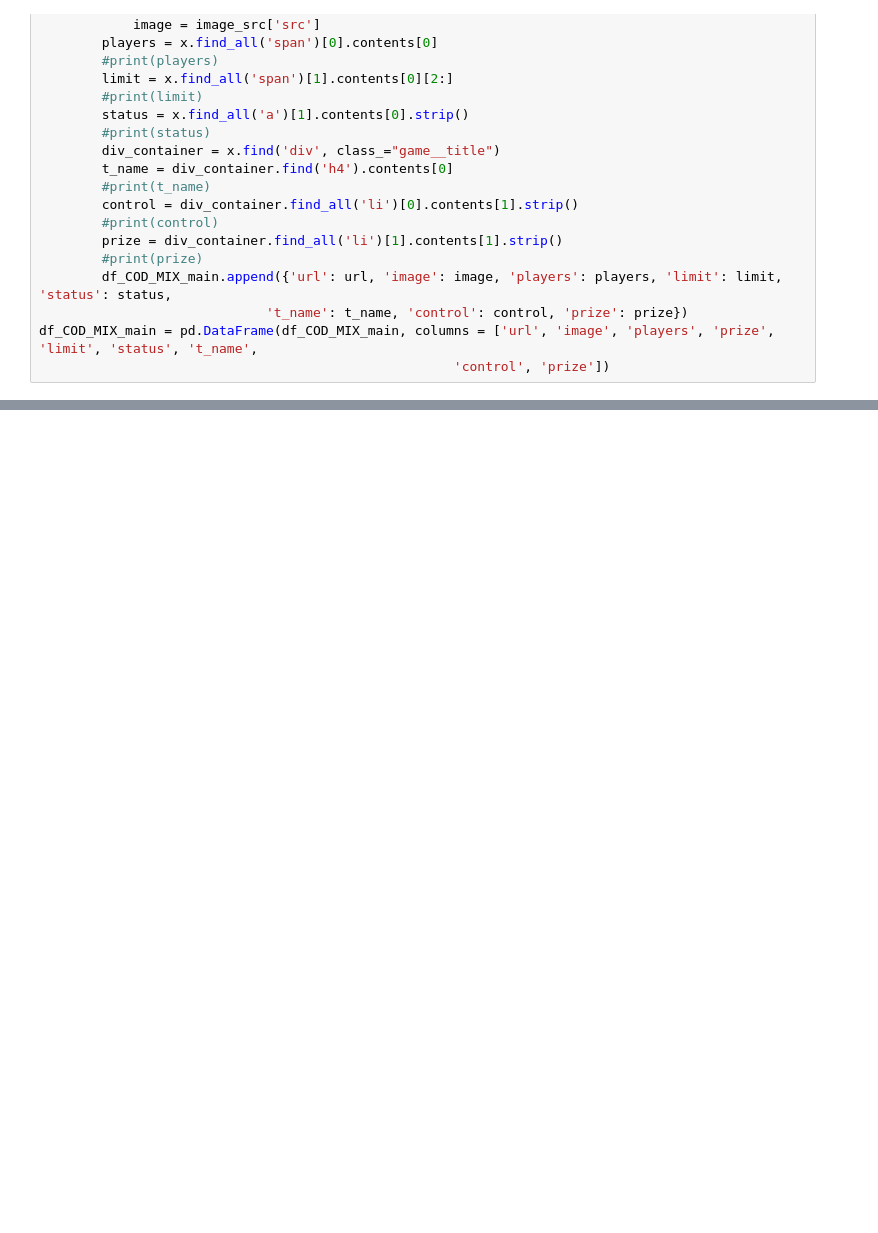
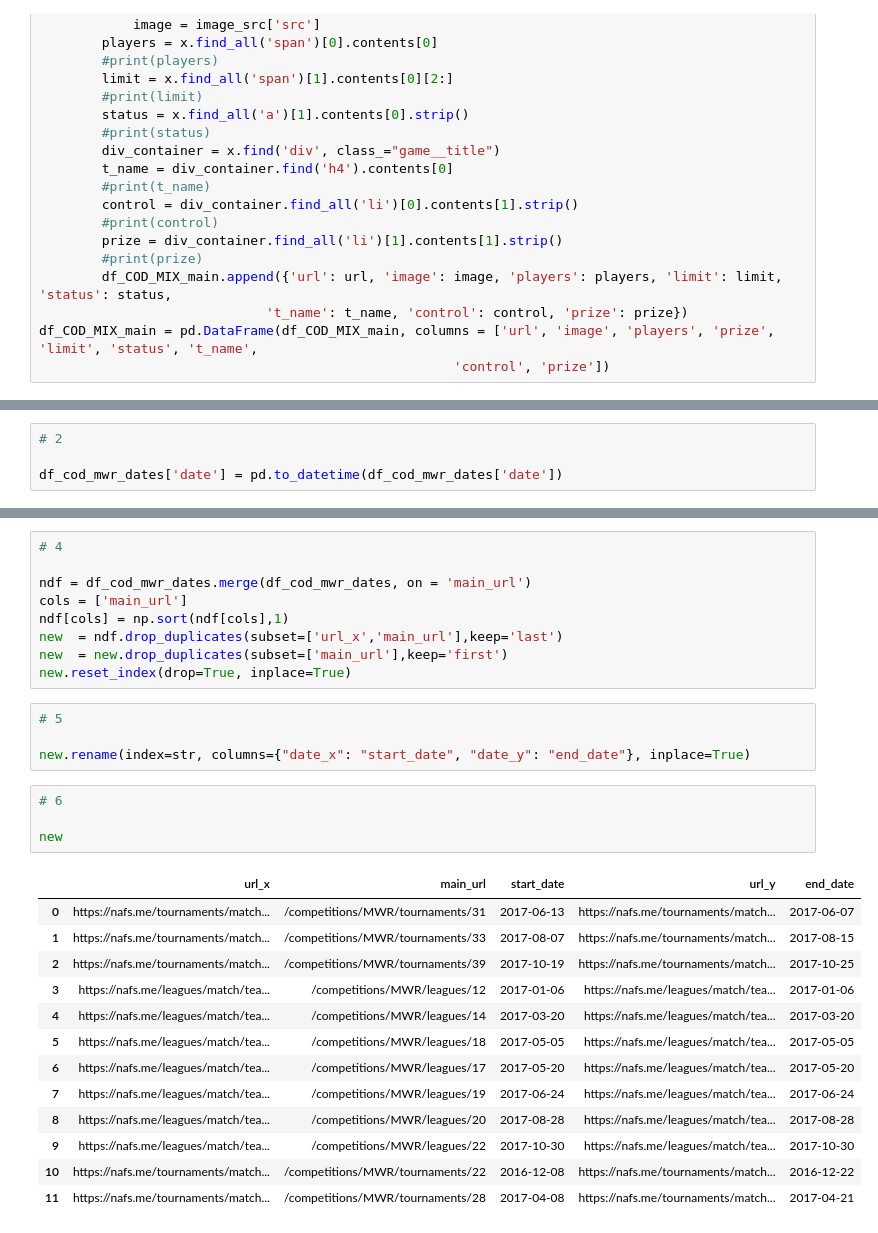
Before and after one commit to iRaied/eSports_Teams, a Jupyter notebook: esports_teams.ipynb, the cells around one changed output, grey strips where cells are left out. Cells and saved outputs as stored; diff of their text form; blank space fills up the shorter version.

```diff
--- a/esports_teams.ipynb
+++ b/esports_teams.ipynb
@@ -2488,0 +2543,4 @@ This section for only COD MIX Championships.
+# %%
+# 2
+
+df_cod_mwr_dates['date'] = pd.to_datetime(df_cod_mwr_dates['date'])
@@ -2488,0 +2570,31 @@ This section for only COD MIX Championships.
+# %%
+# 4
+
+ndf = df_cod_mwr_dates.merge(df_cod_mwr_dates, on = 'main_url')
+cols = ['main_url']
+ndf[cols] = np.sort(ndf[cols],1)
+new  = ndf.drop_duplicates(subset=['url_x','main_url'],keep='last')
+new  = new.drop_duplicates(subset=['main_url'],keep='first')
+new.reset_index(drop=True, inplace=True)
+# %%
+# 5
+
+new.rename(index=str, columns={"date_x": "start_date", "date_y": "end_date"}, inplace=True)
+# %%
+# 6
+
+new
+# %% [output]
+|  | url_x | main_url | start_date | url_y | end_date |
+| 0 | https://nafs.me/tournaments/match... | /competitions/MWR/tournaments/31 | 2017-06-13 | https://nafs.me/tournaments/match... | 2017-06-07 |
+| 1 | https://nafs.me/tournaments/match... | /competitions/MWR/tournaments/33 | 2017-08-07 | https://nafs.me/tournaments/match... | 2017-08-15 |
+| 2 | https://nafs.me/tournaments/match... | /competitions/MWR/tournaments/39 | 2017-10-19 | https://nafs.me/tournaments/match... | 2017-10-25 |
+| 3 | https://nafs.me/leagues/match/tea... | /competitions/MWR/leagues/12 | 2017-01-06 | https://nafs.me/leagues/match/tea... | 2017-01-06 |
+| 4 | https://nafs.me/leagues/match/tea... | /competitions/MWR/leagues/14 | 2017-03-20 | https://nafs.me/leagues/match/tea... | 2017-03-20 |
+| 5 | https://nafs.me/leagues/match/tea... | /competitions/MWR/leagues/18 | 2017-05-05 | https://nafs.me/leagues/match/tea... | 2017-05-05 |
+| 6 | https://nafs.me/leagues/match/tea... | /competitions/MWR/leagues/17 | 2017-05-20 | https://nafs.me/leagues/match/tea... | 2017-05-20 |
+| 7 | https://nafs.me/leagues/match/tea... | /competitions/MWR/leagues/19 | 2017-06-24 | https://nafs.me/leagues/match/tea... | 2017-06-24 |
+| 8 | https://nafs.me/leagues/match/tea... | /competitions/MWR/leagues/20 | 2017-08-28 | https://nafs.me/leagues/match/tea... | 2017-08-28 |
+| 9 | https://nafs.me/leagues/match/tea... | /competitions/MWR/leagues/22 | 2017-10-30 | https://nafs.me/leagues/match/tea... | 2017-10-30 |
+| 10 | https://nafs.me/tournaments/match... | /competitions/MWR/tournaments/22 | 2016-12-08 | https://nafs.me/tournaments/match... | 2016-12-22 |
+| 11 | https://nafs.me/tournaments/match... | /competitions/MWR/tournaments/28 | 2017-04-08 | https://nafs.me/tournaments/match... | 2017-04-21 |
```
Also changed, not shown: parts of 15 cells of this notebook.
